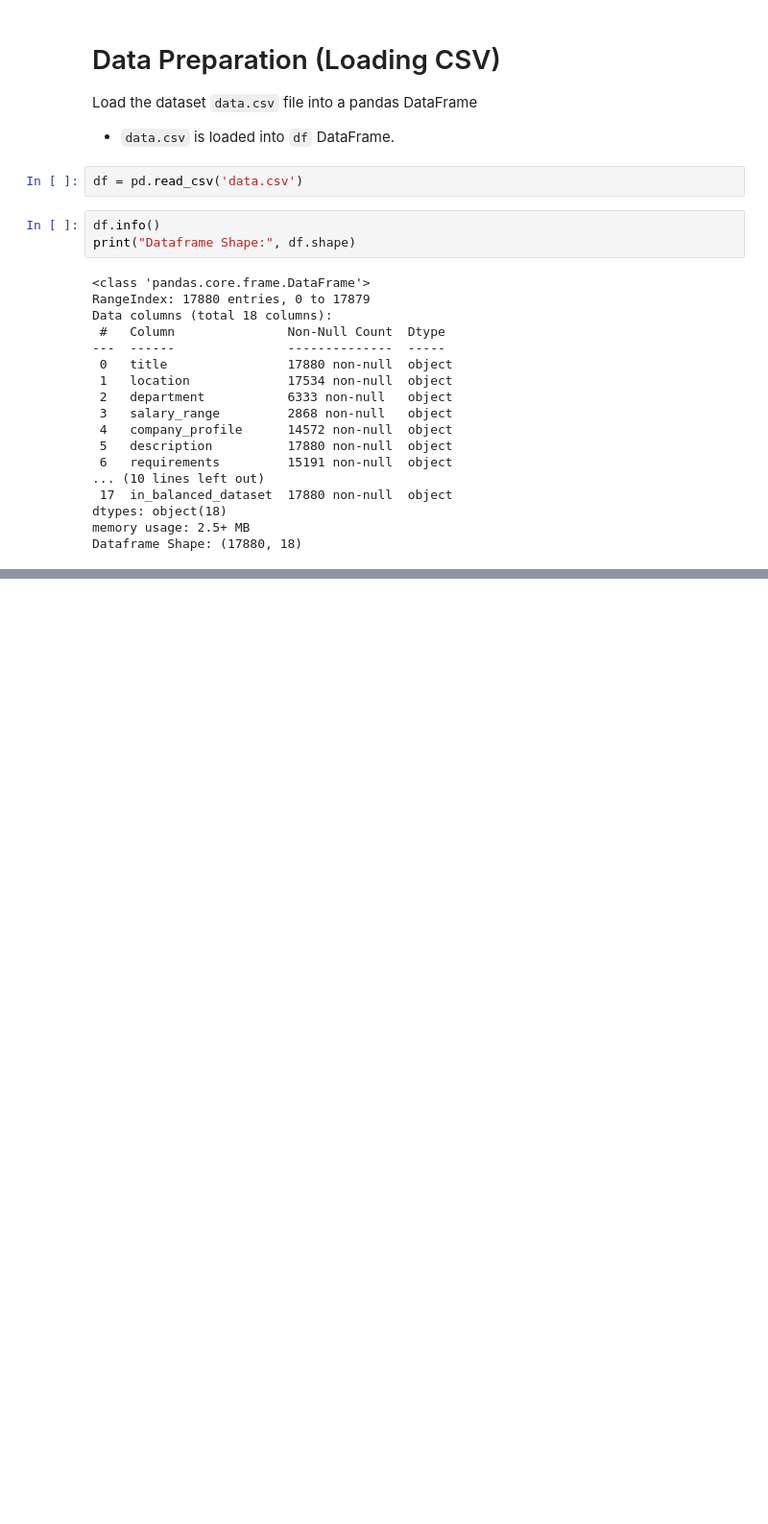
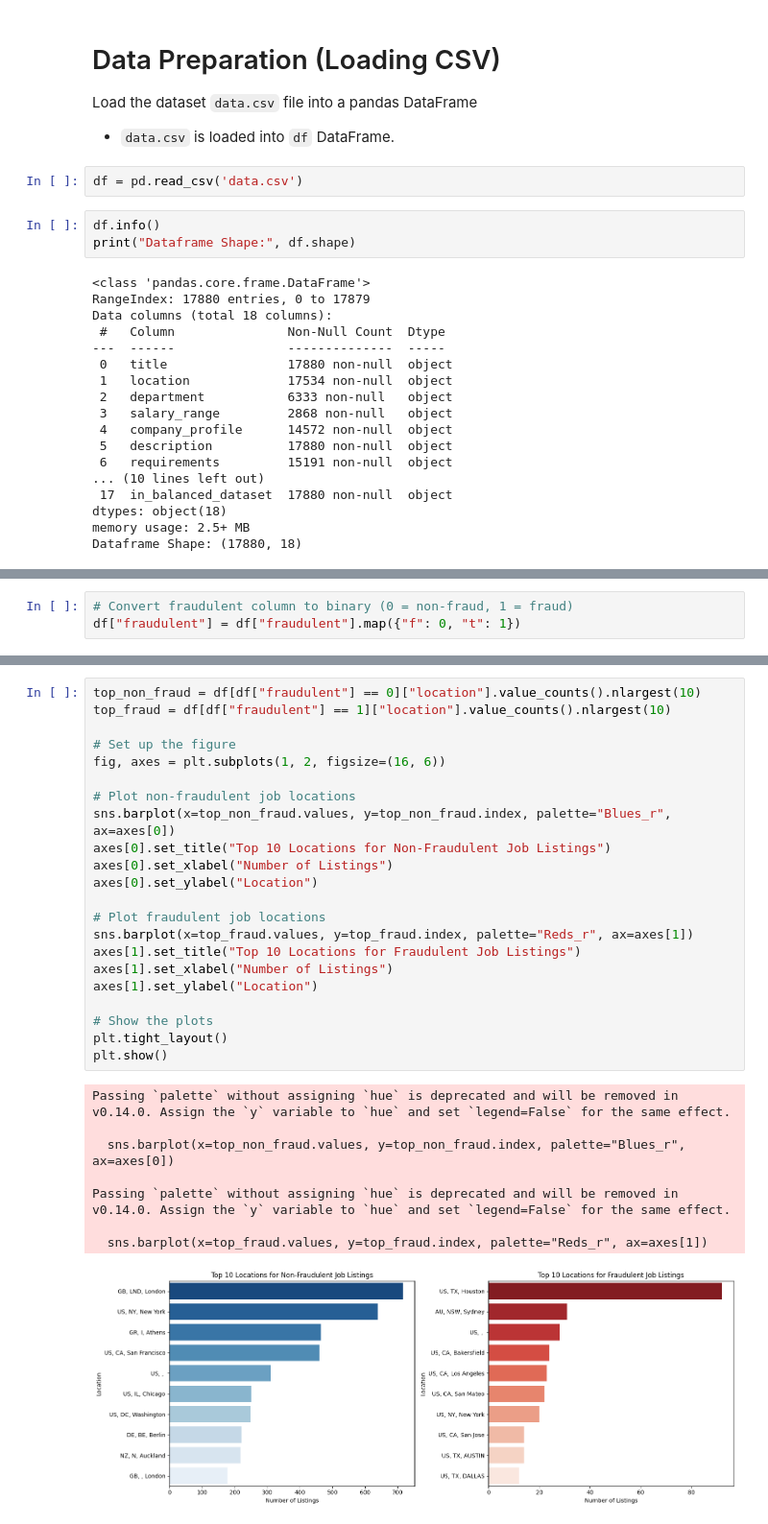
Before and after one commit to shaunzzhou/GASP, a Jupyter notebook: eda.ipynb, the cells around one changed output, grey strips where cells are left out. Shown at 96% size. Saved outputs shown, nothing was run; the diff lists cells and outputs as text; blank space fills up the shorter version.

```diff
--- a/eda.ipynb
+++ b/eda.ipynb
@@ -130,0 +128,3 @@ df[df["fraudulent"] == "t"].head()
+# %%
+# Convert fraudulent column to binary (0 = non-fraud, 1 = fraud)
+df["fraudulent"] = df["fraudulent"].map({"f": 0, "t": 1})
@@ -130,0 +145,31 @@ df[df["fraudulent"] == "t"].head()
+# %%
+top_non_fraud = df[df["fraudulent"] == 0]["location"].value_counts().nlargest(10)
+top_fraud = df[df["fraudulent"] == 1]["location"].value_counts().nlargest(10)
+
+# Set up the figure
+fig, axes = plt.subplots(1, 2, figsize=(16, 6))
+
+# Plot non-fraudulent job locations
+sns.barplot(x=top_non_fraud.values, y=top_non_fraud.index, palette="Blues_r", ax=axes[0])
+axes[0].set_title("Top 10 Locations for Non-Fraudulent Job Listings")
+axes[0].set_xlabel("Number of Listings")
+axes[0].set_ylabel("Location")
+
+# Plot fraudulent job locations
+sns.barplot(x=top_fraud.values, y=top_fraud.index, palette="Reds_r", ax=axes[1])
+axes[1].set_title("Top 10 Locations for Fraudulent Job Listings")
+axes[1].set_xlabel("Number of Listings")
+axes[1].set_ylabel("Location")
+
+# Show the plots
+plt.tight_layout()
+plt.show()
+# %% [output]
+Passing `palette` without assigning `hue` is deprecated and will be removed in v0.14.0. Assign the `y` variable to `hue` and set `legend=False` for the same effect.
+
+  sns.barplot(x=top_non_fraud.values, y=top_non_fraud.index, palette="Blues_r", ax=axes[0])
+
+Passing `palette` without assigning `hue` is deprecated and will be removed in v0.14.0. Assign the `y` variable to `hue` and set `legend=False` for the same effect.
+
+  sns.barplot(x=top_fraud.values, y=top_fraud.index, palette="Reds_r", ax=axes[1])
+[figure, added]
```
Also changed, not shown: parts of 19 cells of this notebook.
